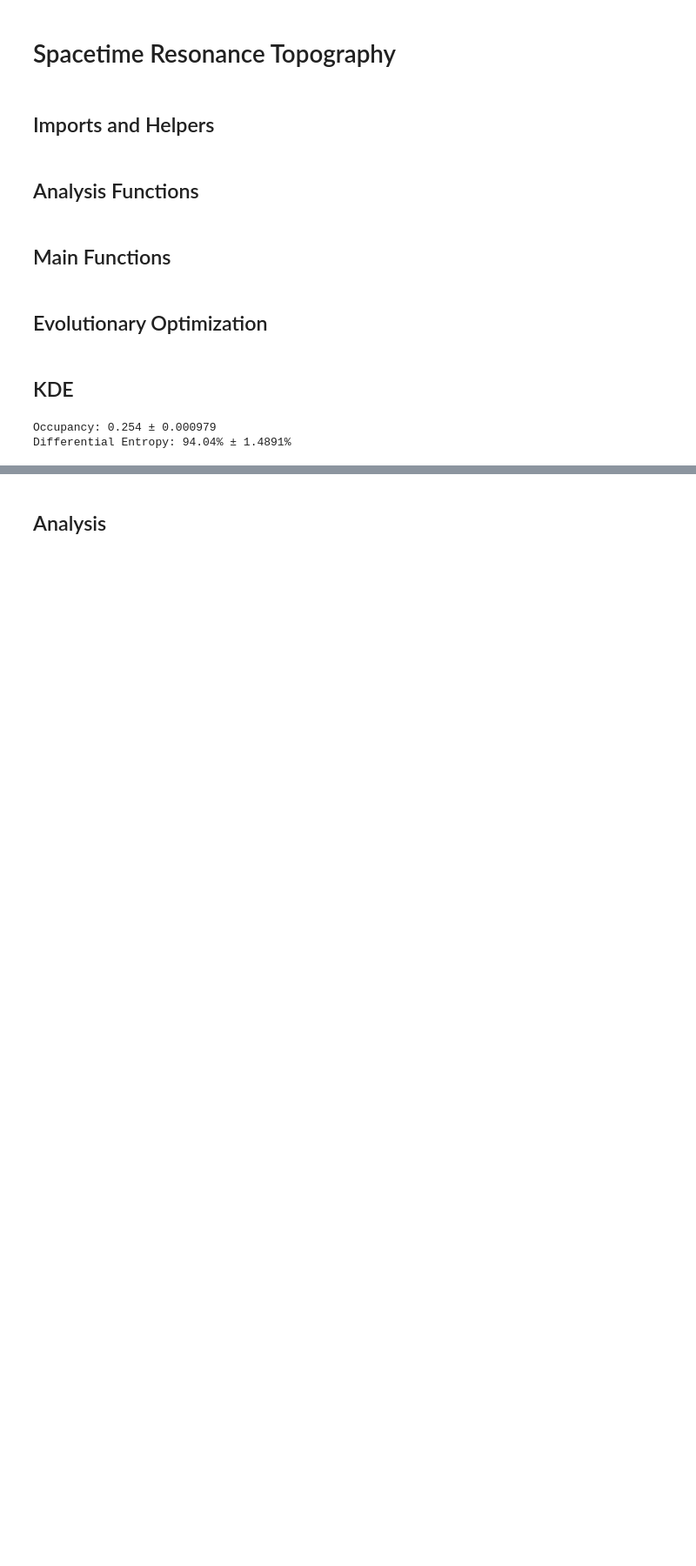
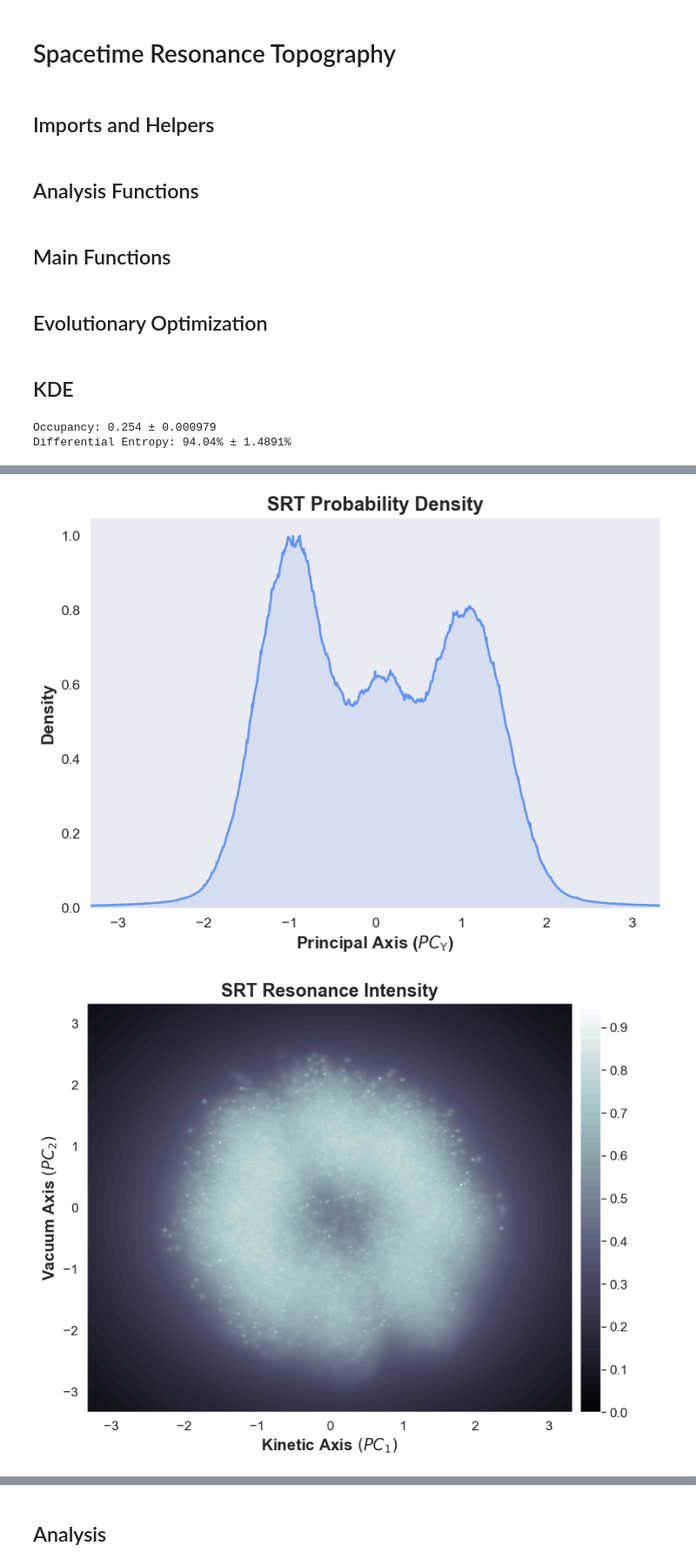
Before and after one commit to jgsoltes/Universe-KDE, a Jupyter notebook: Universe_KDE.ipynb, the cells around one changed output, grey strips where cells are left out. Shown at 87% size. Drawn from its saved outputs; the diff is of its cells as text; code cells hidden in the pictures; blank space fills up the shorter version.

```diff
--- a/Universe_KDE.ipynb
+++ b/Universe_KDE.ipynb
@@ -12,15 +12,10 @@ import matplotlib.pyplot as plt
 from matplotlib.colors import LogNorm
 import warnings
 from sklearn.decomposition import PCA
-from scipy.special import logsumexp, gammaln
 from scipy.interpolate import griddata
 from numpy.fft import fft2, fftshift, fftfreq
-from scipy.spatial.distance import cdist
 from scipy.stats import differential_entropy
 from scipy.signal import find_peaks
-from scipy.linalg import eigh
-from sklearn.neighbors import NearestNeighbors
-from numba import njit, prange
 from joblib import Parallel, delayed
 from tqdm import tqdm
 sns.set_style('dark')
@@ -31,8 +26,8 @@ sns.set_context("paper", font_scale=1.2, rc={
     "xtick.labelsize": 12.5,
     "ytick.labelsize": 12.5
 })
-plt.style.use('dark_background')
-plot_resolution = 'low'
+# plt.style.use('dark_background')
+plot_resolution = 'high'
 
 ### physical constants
 epsilon = np.finfo(float).tiny
@@ -47,6 +42,7 @@ H_max = 1/t_planck # max expansion 1/s
 rho_planck = 1e113 # planck energy limit
 history_path = 'spacetime_histories.csv'
 zeta_order = ['t','a','adot','adoubledot','phi','phidot','phidoubledot','mass_phi','k','beta','gamma']
+zeta_order_si = ['t_si','a_si','adot_si','adoubledot_si','phi_si','phidot_si','phidoubledot_si','mass_si','k','beta','gamma']
 plot_label_map = {'t': r'$t$', 'a': r'$a$', 'adot': r'$\dot{a}$', 'adoubledot': r'$\ddot{a}$',
                   'phi': r'$\phi$', 'phidot': r'$\dot{\phi}$', 'phidoubledot': r'$\ddot{\phi}$', 'mass_phi': r'$m_{\phi}$',
                   'k': r'$k$', 'beta': r'$\beta$', 'gamma': r'$\gamma$'
@@ -1004,7 +1268,7 @@ def pca_kde():
 ## KDE
 # %%
 plot_points_1d = 2**17 if plot_resolution == 'high' else 2**10
-plot_resolution_2d = 2**9 if plot_resolution == 'high' else 2**6
+plot_resolution_2d = 2**9 if plot_resolution == 'high' else 2**7
 
 sns.set_style('dark')
 warnings.filterwarnings('ignore', category=UserWarning)
@@ -1024,15 +1288,7 @@ norm_entropies = diversity_results['efficiencies']
 
 ### isotropize ensemble
 ensemble_isotropic, iso_params = hdim.isotropize(ensemble_exponents)
-sigma_q_ensemble = topographical_constants(ensemble_exponents, iso_params['W_zca'], norm_entropies)
-
-# derive max intensity for resonance normalization
-import time
-start_time = time.time()
-ensemble_intensities = hdim.lorentzian(ensemble_isotropic, sigma_q_ensemble, ensemble_isotropic)
-end_time = time.time()
-print(f'time: {(end_time - start_time):.2f}')
-max_intensity = np.max(ensemble_intensities)
+sigma_q_ensemble = quantum_bandwidth(ensemble_exponents, iso_params['W_zca_inv'], norm_entropies)
 
 ##### save topography architecture #####
 np.savez_compressed('spacetime_data.npz',
@@ -1051,8 +1307,8 @@ iso_params = archive['iso_params'].item()
 df_physics = analyze_coordinate(ensemble_exponents)
 display(df_physics.head(5))
 
-# prob_1d, res_1d, ensemble_iso_1d = pca_kde() # principal axes
-spectral_analysis(ensemble_exponents) # spectral decompositiion
+prob_1d, res_1d, ensemble_iso_1d = pca_kde() # principal axes
+spectral_analysis(ensemble_exponents,metric='nec') # spectral decompositiion
 # %% [output]
 Occupancy: 0.254 ± 0.000979
 Differential Entropy: 94.04% ± 1.4891%
@@ -1059,0 +1322,2 @@ Differential Entropy: 94.04% ± 1.4891%
+[figure, added]
+[figure, added]
```
Also changed, not shown: parts of 17 cells of this notebook.
